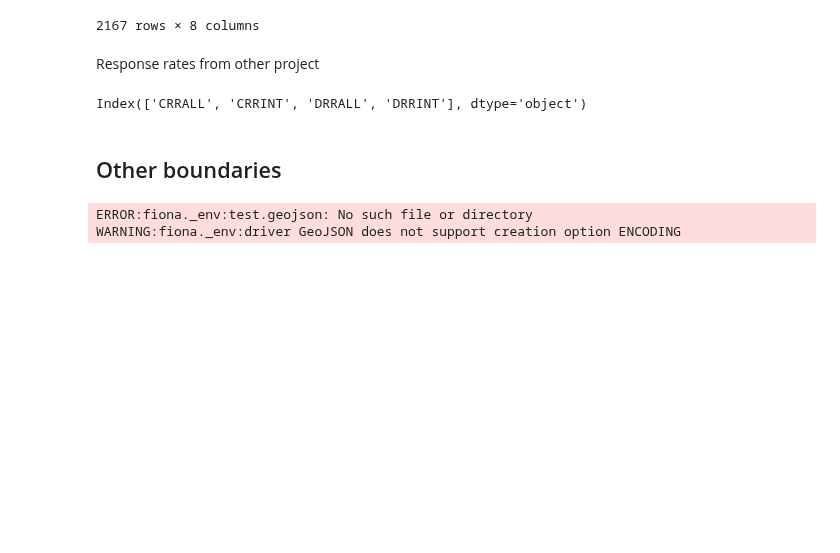
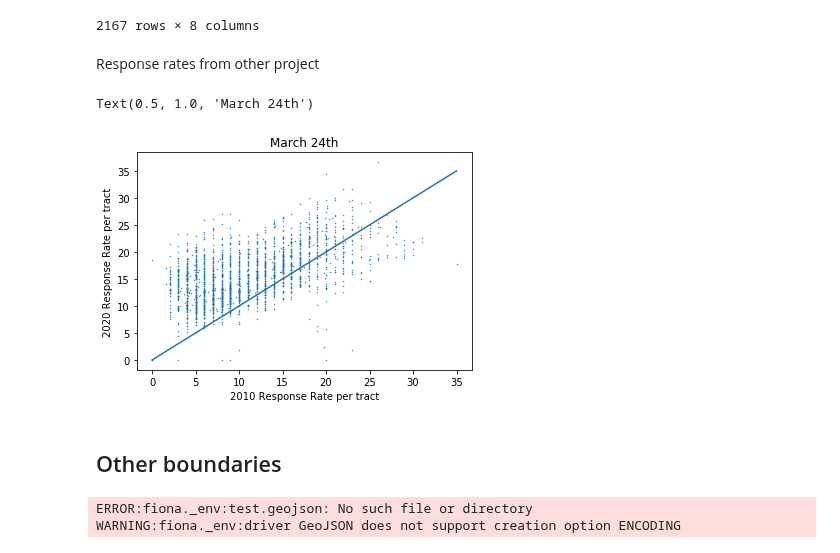
Before and after one commit to stuartlynn/NYCCensusCountMap, a Jupyter notebook: ETL/WrangleData.ipynb, the cells around one changed output. Cells and saved outputs as stored; diff of their text form; code cells hidden in the pictures; blank space fills up the shorter version.

```diff
--- a/ETL/WrangleData.ipynb
+++ b/ETL/WrangleData.ipynb
@@ -466,7 +466,3 @@ Response rates from other project
 resp_rates = pd.read_csv('/home/jovyan/Projects/NYC_Census_2020_response_rates/data/counts_adjusted_for_2010/2020-03-24.csv')
 resp_rates=resp_rates.set_index('GEOID')
 new_tracts = new_tracts.join(resp_rates,how='inner')
-# %%
-resp_rates.columns
-# %% [output]
-Index(['CRRALL', 'CRRINT', 'DRRALL', 'DRRINT'], dtype='object')
@@ -473,3 +515,13 @@ Index(['CRRALL', 'CRRINT', 'DRRALL', 'DRRINT'], dtype='object')
+# %%
+fig , ax = plt.subplots()
+ax.scatter(   resp_rates.join(merged,how='inner').RESP_RATE, resp_rates.join(merged,how='inner').CRRALL , s=0.2)
+ax.plot([0,35],[0,35])
+ax.set_xlabel('2010 Response Rate per tract')
+ax.set_ylabel('2020 Response Rate per tract')
+plt.title('March 24th')
+# %% [output]
+Text(0.5, 1.0, 'March 24th')
+[figure, added]
 # %%
 all_joined = gp.GeoDataFrame(new_tracts.join(tracts.set_index('GEOID')[['geometry']],how='inner').reset_index().rename(columns={'index':"GEOID"}))
 # %%
```
Also changed, not shown: parts of 2 cells of this notebook.
